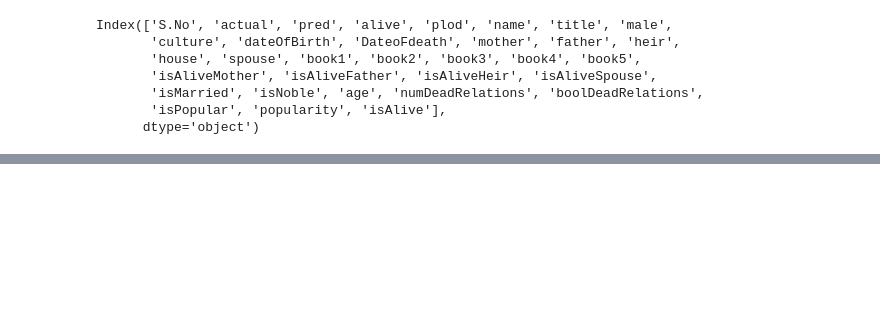
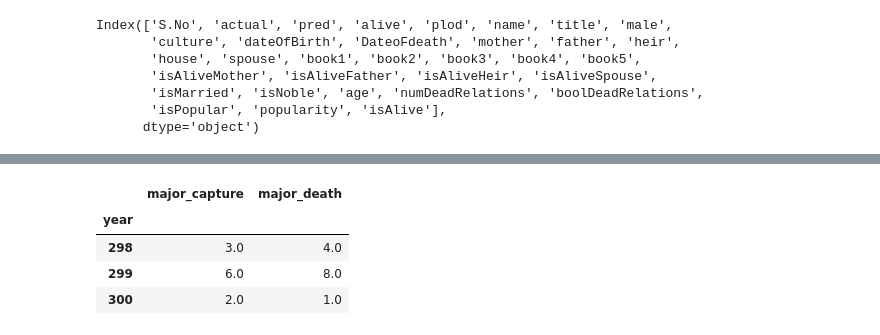
Before and after one commit to TheMLGuy/Game-of-Thrones-Dataset, a Jupyter notebook: GameOfThronesAnalytics.ipynb, the cells around one changed output, grey strips where cells are left out. Cells and saved outputs as stored; diff of their text form; code cells hidden in the pictures; blank space fills up the shorter version.

```diff
--- a/GameOfThronesAnalytics.ipynb
+++ b/GameOfThronesAnalytics.ipynb
@@ -94,0 +92,8 @@ AttributeError: 'list' object has no attribute 'sum'
+# %%
+battles.groupby('year').sum()[['major_capture','major_death']]
+# %% [output]
+|  | major_capture | major_death |
+| year |  |  |
+| 298 | 3.0 | 4.0 |
+| 299 | 6.0 | 8.0 |
+| 300 | 2.0 | 1.0 |
```
Also changed, not shown: parts of 4 cells of this notebook.
